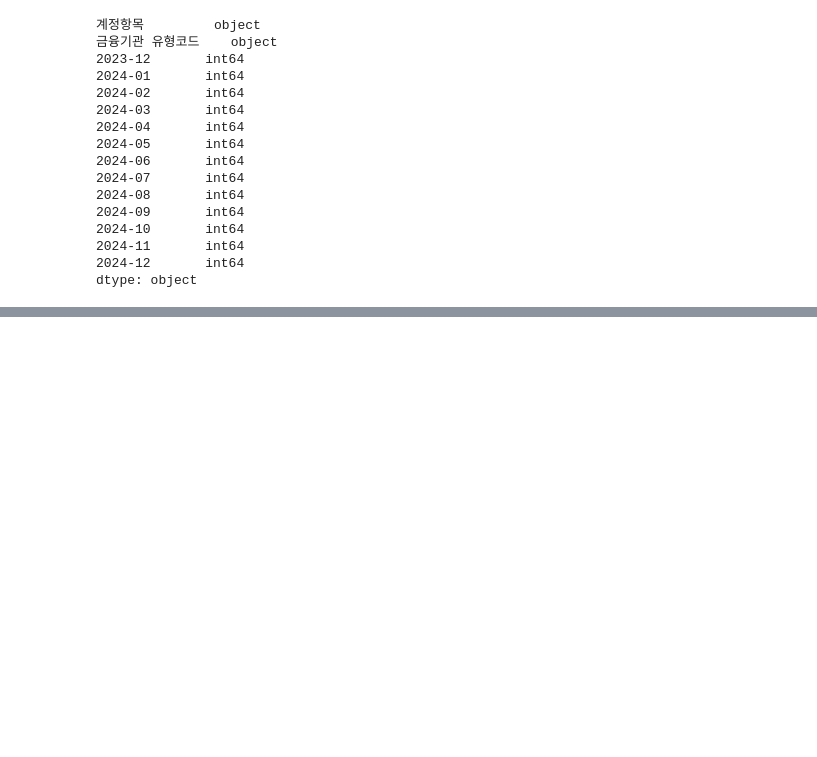
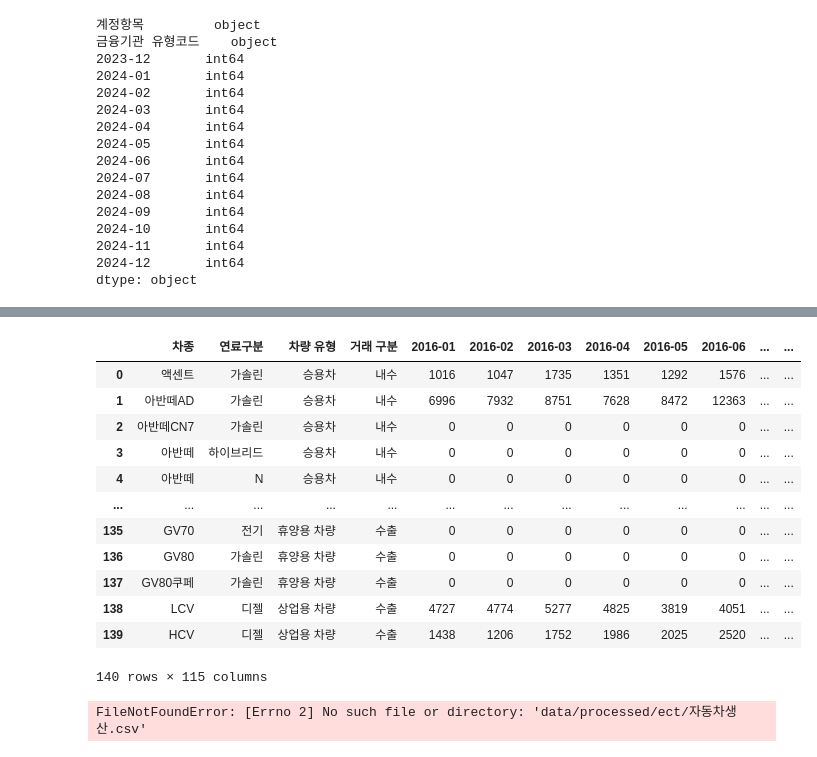
Before and after one commit to CodeWorks-hi/hyundai-crm-platform, a Jupyter notebook: preprocessing.ipynb, the cells around one changed output, grey strips where cells are left out. Saved outputs shown, nothing was run; the diff lists cells and outputs as text; code cells hidden in the pictures; blank space fills up the shorter version.

```diff
--- a/preprocessing.ipynb
+++ b/preprocessing.ipynb
@@ -160,0 +198,22 @@ df.to_csv("extra_data/processed/소비 심리 관련/신용카드_01103734.csv",
+# %%
+df_car = pd.read_csv("data/processed/total/hyundai-by-car.csv")
+df_car
+# %% [output]
+|  | 차종 | 연료구분 | 차량 유형 | 거래 구분 | 2016-01 | 2016-02 | 2016-03 | 2016-04 | 2016-05 | 2016-06 | ... | ... |
+| 0 | 액센트 | 가솔린 | 승용차 | 내수 | 1016 | 1047 | 1735 | 1351 | 1292 | 1576 | ... | ... |
+| 1 | 아반떼AD | 가솔린 | 승용차 | 내수 | 6996 | 7932 | 8751 | 7628 | 8472 | 12363 | ... | ... |
+| 2 | 아반떼CN7 | 가솔린 | 승용차 | 내수 | 0 | 0 | 0 | 0 | 0 | 0 | ... | ... |
+| 3 | 아반떼 | 하이브리드 | 승용차 | 내수 | 0 | 0 | 0 | 0 | 0 | 0 | ... | ... |
+| 4 | 아반떼 | N | 승용차 | 내수 | 0 | 0 | 0 | 0 | 0 | 0 | ... | ... |
+| ... | ... | ... | ... | ... | ... | ... | ... | ... | ... | ... | ... | ... |
+| 135 | GV70 | 전기 | 휴양용 차량 | 수출 | 0 | 0 | 0 | 0 | 0 | 0 | ... | ... |
+| 136 | GV80 | 가솔린 | 휴양용 차량 | 수출 | 0 | 0 | 0 | 0 | 0 | 0 | ... | ... |
+| 137 | GV80쿠페 | 가솔린 | 휴양용 차량 | 수출 | 0 | 0 | 0 | 0 | 0 | 0 | ... | ... |
+| 138 | LCV | 디젤 | 상업용 차량 | 수출 | 4727 | 4774 | 5277 | 4825 | 3819 | 4051 | ... | ... |
+| 139 | HCV | 디젤 | 상업용 차량 | 수출 | 1438 | 1206 | 1752 | 1986 | 2025 | 2520 | ... | ... |
+140 rows × 115 columns
+# %%
+df_s= pd.read_csv("data/processed/ect/자동차생산.csv")
+df_s
+# %% [output]
+FileNotFoundError: [Errno 2] No such file or directory: 'data/processed/ect/자동차생산.csv'
```
Also changed, not shown: parts of 3 cells of this notebook, 8 other files.
